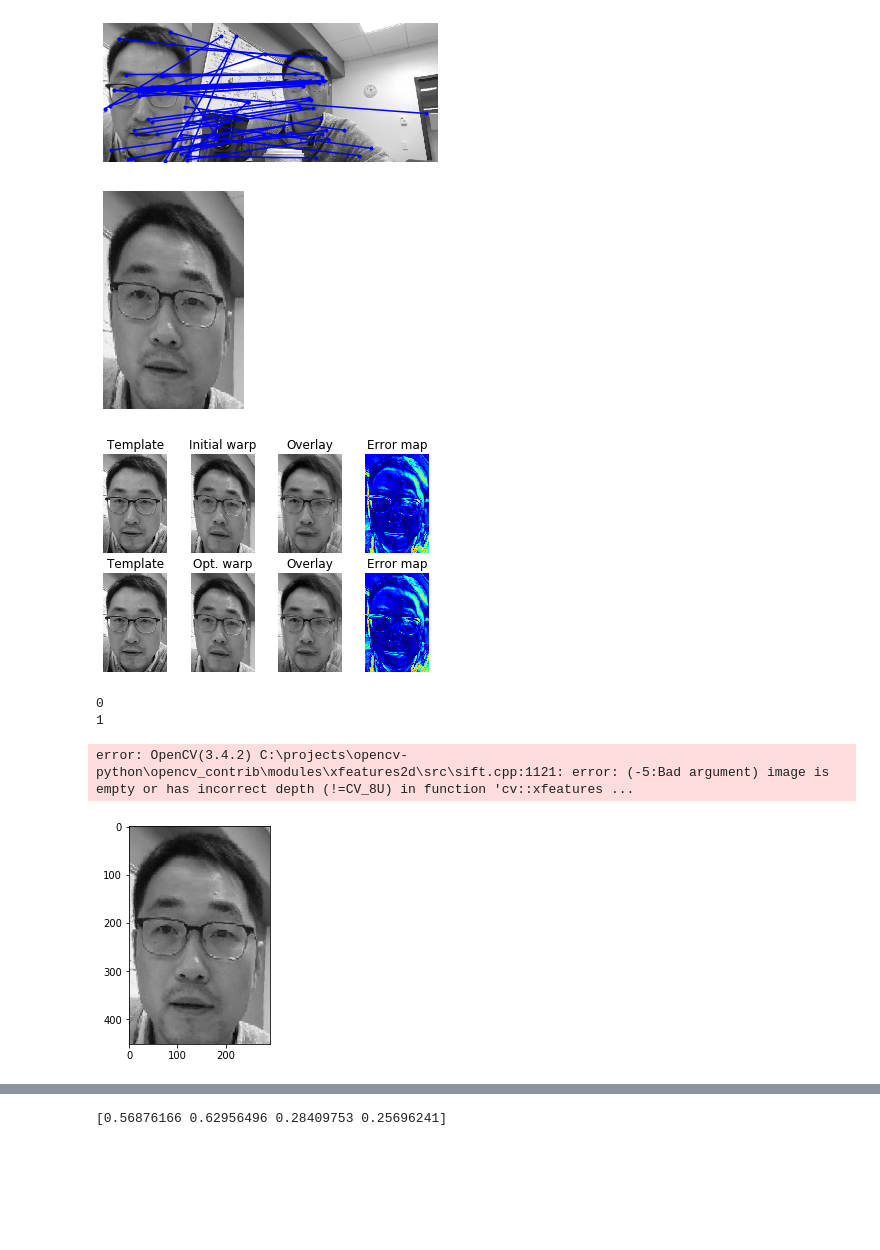
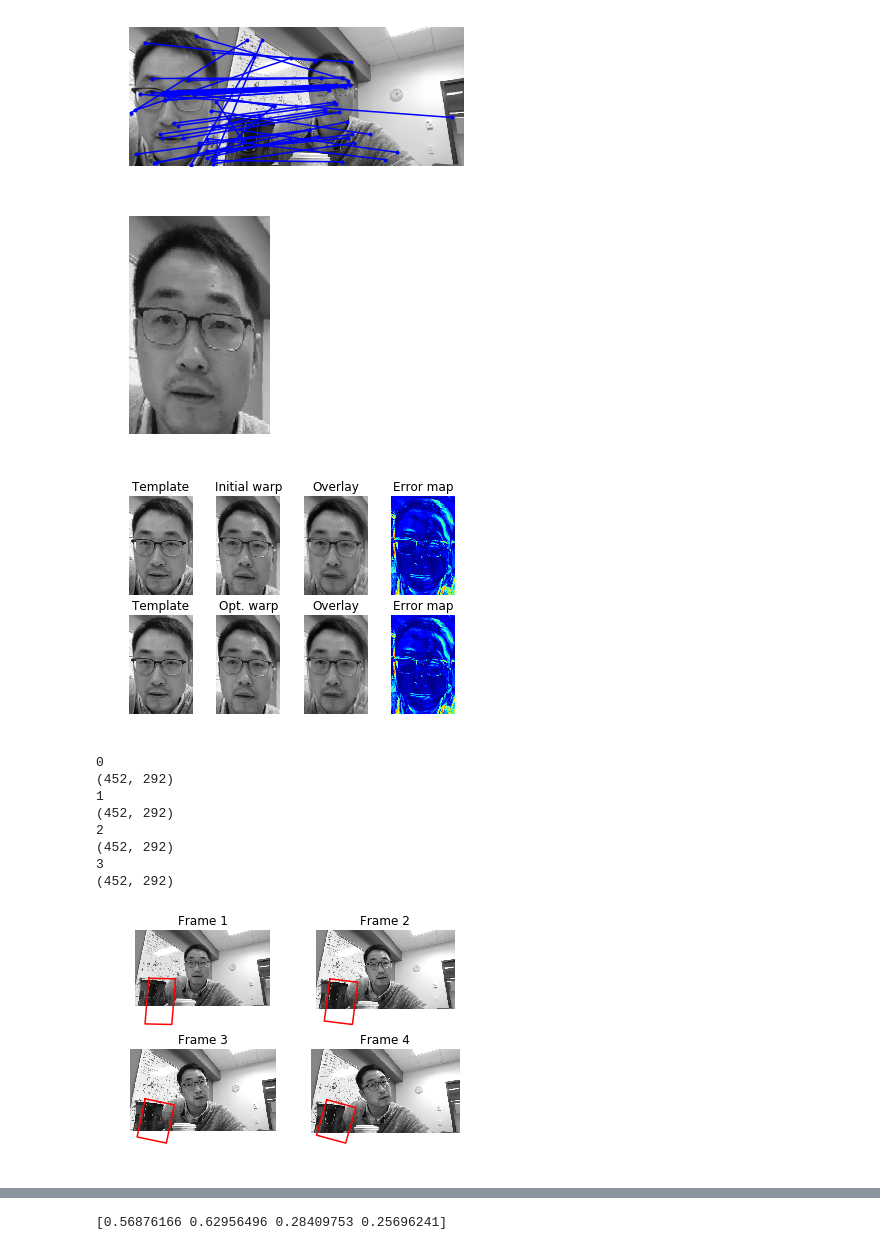
Before and after one commit to djzts/CSCI5561, a Jupyter notebook: hw2/Reg.ipynb, the cells around one changed output, grey strips where cells are left out. Cells and saved outputs as stored; diff of their text form; code cells hidden in the pictures; blank space fills up the shorter version.

```diff
--- a/hw2/Reg.ipynb
+++ b/hw2/Reg.ipynb
@@ -6,13 +6,13 @@ import matplotlib.pyplot as plt
 from sklearn.neighbors import NearestNeighbors
 from scipy import interpolate
 # %%
-img1 = cv.imread('Hyun_Soo_template.jpg',0)
-img1_x=cv.drawKeypoints(img1,kp,img)
+#img1 = cv.imread('Hyun_Soo_template.jpg',0)
+#img1_x=cv.drawKeypoints(img1,kp,img)
 #cv.imwrite('sift_keypoints.jpg',img)
 #plt.imshow(img1_x, cmap='gray', vmin=0, vmax=255)
 # %%
-img2 = cv.imread('Hyun_Soo_target1.jpg',0)
-img2_x=cv.drawKeypoints(img2,kp,img)
+#img2 = cv.imread('Hyun_Soo_target1.jpg',0)
+#img2_x=cv.drawKeypoints(img2,kp,img)
 #cv.imwrite('sift_keypoints.jpg',img)
 #plt.imshow(img2_x, cmap='gray', vmin=0, vmax=255)
 # %%
@@ -35,22 +35,22 @@ def visualize_find_match(img1, img2, x1, x2, img_h=500):
 # %%
 def find_match(img1, img2):
     # To do
-    sift1 = cv.xfeatures2d.SIFT_create()
-    kp1, des1 = sift.detectAndCompute(img1,None)
+    sift1 = cv2.xfeatures2d.SIFT_create()
+    kp1, des1 = sift1.detectAndCompute(img1,None)
 
-    sift2 = cv.xfeatures2d.SIFT_create()
-    kp2, des2 = sift.detectAndCompute(img2,None)
+    sift2 = cv2.xfeatures2d.SIFT_create()
+    kp2, des2 = sift2.detectAndCompute(img2,None)
 
     nbrs = NearestNeighbors(algorithm='auto').fit(des2)
 
-    distances, indices =nbrs.kneighbors(des,n_neighbors=2)
+    distances, indices =nbrs.kneighbors(des1,n_neighbors=2)
 
     x1 = np.empty((0,2))
     x2 = np.empty((0,2))
 
     for i in range(len(distances)):
         if (distances[i,0]/distances[i,1])<0.84:
-            x1 = np.append(x1, kp[i].pt)
+            x1 = np.append(x1, kp1[i].pt)
             x2 = np.append(x2, kp2[indices[i,0]].pt)
     #print(good)
     #print(x2)
@@ -302,7 +302,9 @@ def track_multi_frames(template, img_list):
     template_updated = template  # initialize templete as given template
 
     A_list=[]
+    template_list = []
 
+    template_list.append(template_updated)
     for num in range(image_frame_num):
         print(num)
 
@@ -320,12 +322,15 @@ def track_multi_frames(template, img_list):
 
         plt.imshow(template_updated, cmap='gray', vmin=0, vmax=255)
 
-        template_updated = np.int8(template_updated)
-        #print(template_updated )
+        template_updated =  np.array(template_updated, dtype='uint8')
+
+        template_list.append(template_updated)
+
+        #print(template_updated.shape)
 
         #print(np.min(template_updated ))
 
-    return A_list
+    return A_list, template_list
 # %%
 def visualize_track_multi_frames(template, img_list, A_list):
     bbox_list = []
@@ -358,32 +363,36 @@ def visualize_track_multi_frames(template, img_list, A_list):
 # %%
 if __name__ == '__main__':
     template = cv2.imread('./Hyun_Soo_template.jpg', 0)  # read as grey scale image
     target_list = []
     for i in range(4):
         target = cv2.imread('./Hyun_Soo_target{}.jpg'.format(i+1), 0)  # read as grey scale image
         target_list.append(target)
 
     x1, x2 = find_match(template, target_list[0])
     visualize_find_match(template, target_list[0],x1, x2)
 
     A = align_image_using_feature(x1, x2, ransac_thr=0.01, ransac_iter=3000)
     #print(A)
     img_warped = warp_image(target_list[0], A , template.shape)
     plt.imshow(img_warped, cmap='gray', vmin=0, vmax=255)
     plt.axis('off')
     plt.show()
     A_refined = align_image(template, target_list[0], A)
     visualize_align_image(template, target_list[0], A, A_refined)
+
+    A_list,t_list = track_multi_frames(template, target_list)
+    visualize_track_multi_frames(template, target_list, A_list)
 # %% [output]
-[figure, old version]
+[figure, new version]
-[figure, old version]
+[figure, new version]
-[figure, old version]
+[figure, new version]
+0
+(452, 292)
+1
+(452, 292)
+2
+(452, 292)
+3
+(452, 292)
+[figure, added]
-# %%
-A_list = track_multi_frames(template, target_list)
-visualize_track_multi_frames(template, target_list, A_list)
-# %% [output]
-0
-1
-error: OpenCV(3.4.2) C:\projects\opencv-python\opencv_contrib\modules\xfeatures2d\src\sift.cpp:1121: error: (-5:Bad argument) image is empty or has incorrect depth (!=CV_8U) in function 'cv::xfeatures ...
-[figure, removed]
 # %%
```
Also changed, not shown: parts of 2 cells of this notebook, 2 other files.
